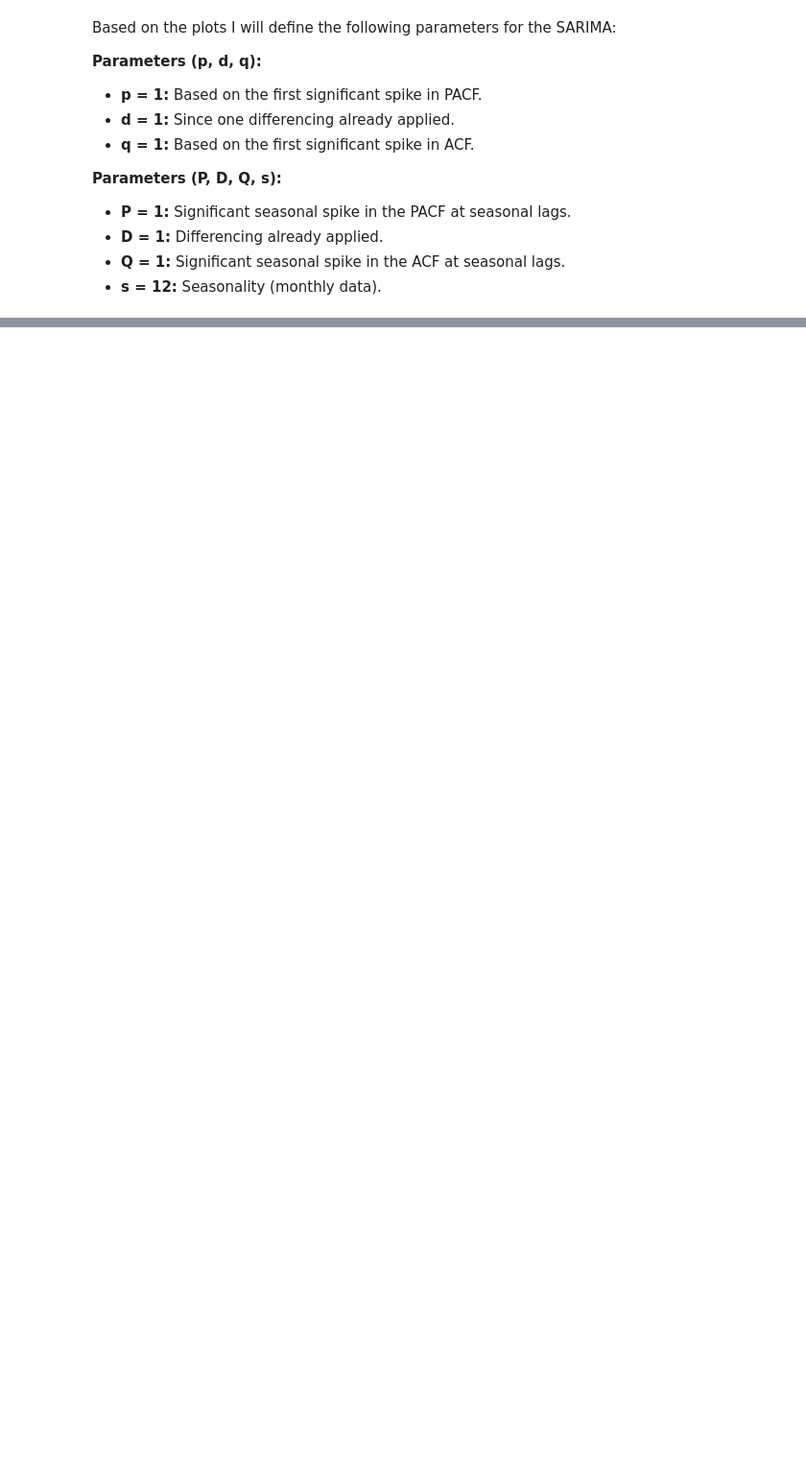
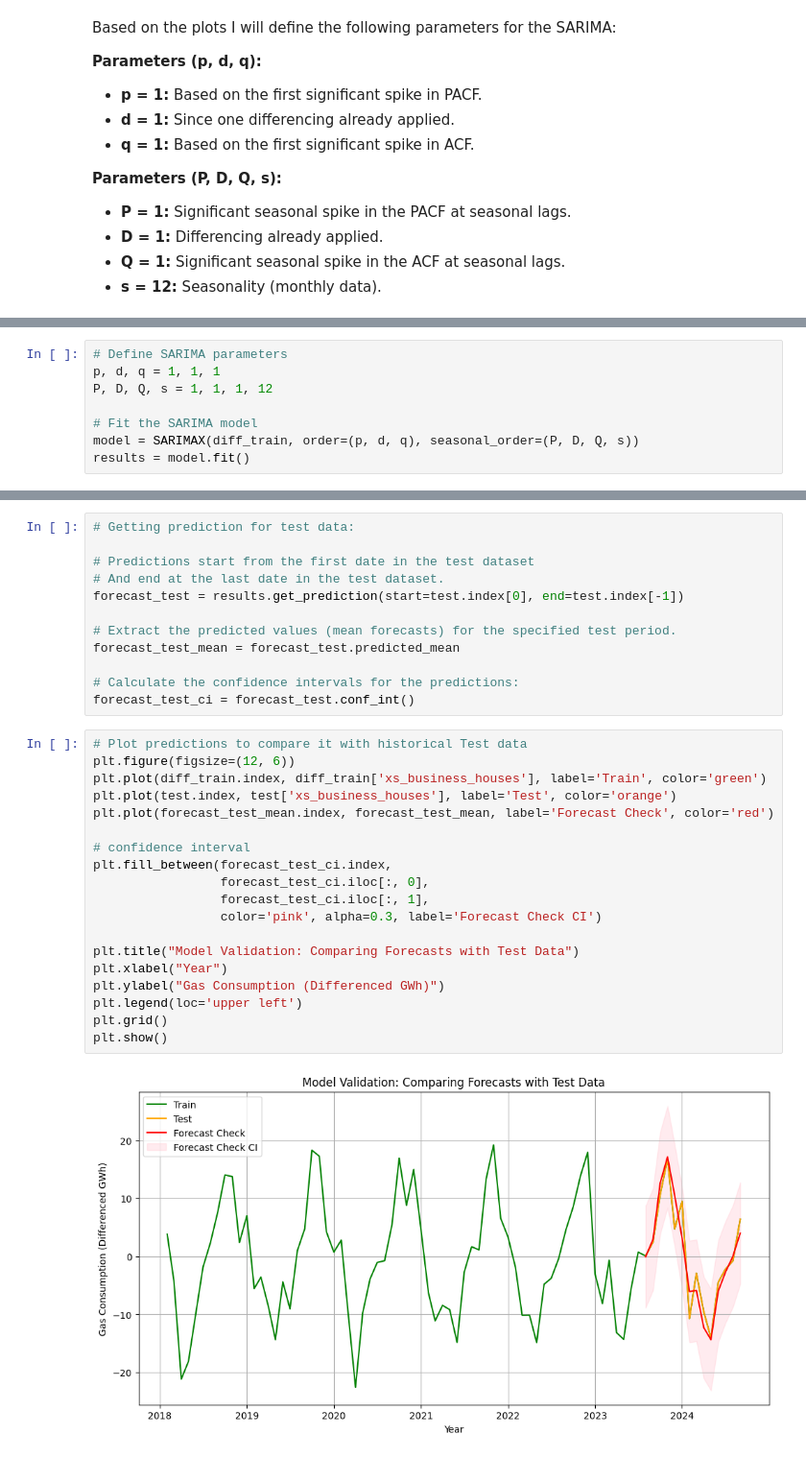
Before and after one commit to Kate-217/pogramming_for_data_analytics, a Jupyter notebook: project/project_2.ipynb, the cells around one changed output, grey strips where cells are left out. Shown at 96% size. Saved outputs shown, nothing was run; the diff lists cells and outputs as text; blank space fills up the shorter version.

Commit message:
predictions done

```diff
--- a/project/project_2.ipynb
+++ b/project/project_2.ipynb
@@ -468,0 +488,8 @@ Based on the plots I will define the following parameters for the SARIMA:
+# %%
+# Define SARIMA parameters
+p, d, q = 1, 1, 1
+P, D, Q, s = 1, 1, 1, 12
+
+# Fit the SARIMA model
+model = SARIMAX(diff_train, order=(p, d, q), seasonal_order=(P, D, Q, s))
+results = model.fit()
@@ -468,0 +515,33 @@ Based on the plots I will define the following parameters for the SARIMA:
+# %%
+# Getting prediction for test data:
+
+# Predictions start from the first date in the test dataset
+# And end at the last date in the test dataset.
+forecast_test = results.get_prediction(start=test.index[0], end=test.index[-1])
+
+# Extract the predicted values (mean forecasts) for the specified test period.
+forecast_test_mean = forecast_test.predicted_mean
+
+# Calculate the confidence intervals for the predictions:
+forecast_test_ci = forecast_test.conf_int()
+# %%
+# Plot predictions to compare it with historical Test data
+plt.figure(figsize=(12, 6))
+plt.plot(diff_train.index, diff_train['xs_business_houses'], label='Train', color='green')
+plt.plot(test.index, test['xs_business_houses'], label='Test', color='orange')
+plt.plot(forecast_test_mean.index, forecast_test_mean, label='Forecast Check', color='red')
+
+# confidence interval
+plt.fill_between(forecast_test_ci.index,
+                 forecast_test_ci.iloc[:, 0],
+                 forecast_test_ci.iloc[:, 1],
+                 color='pink', alpha=0.3, label='Forecast Check CI')
+
+plt.title("Model Validation: Comparing Forecasts with Test Data")
+plt.xlabel("Year")
+plt.ylabel("Gas Consumption (Differenced GWh)")
+plt.legend(loc='upper left')
+plt.grid()
+plt.show()
+# %% [output]
+[figure, added]
```
Also changed, not shown: parts of 5 cells of this notebook.
